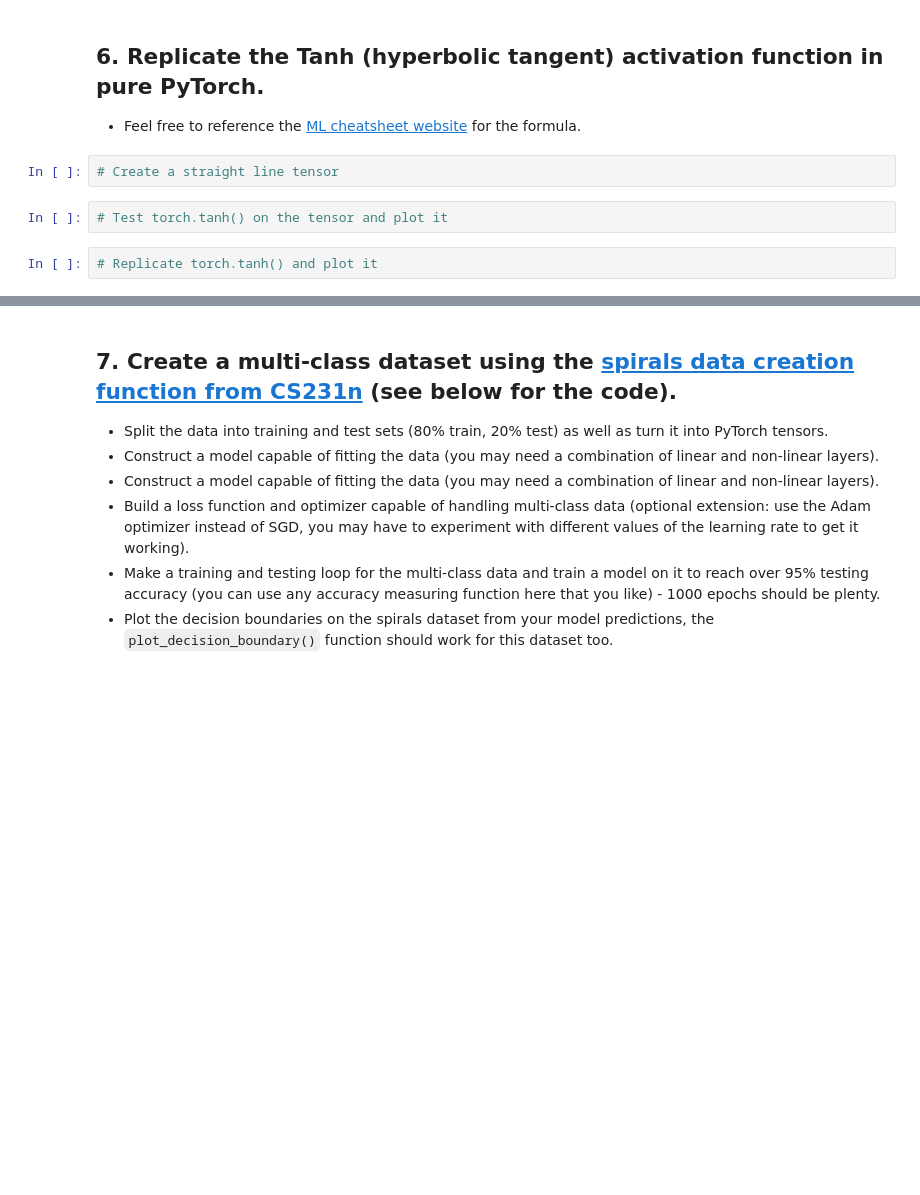
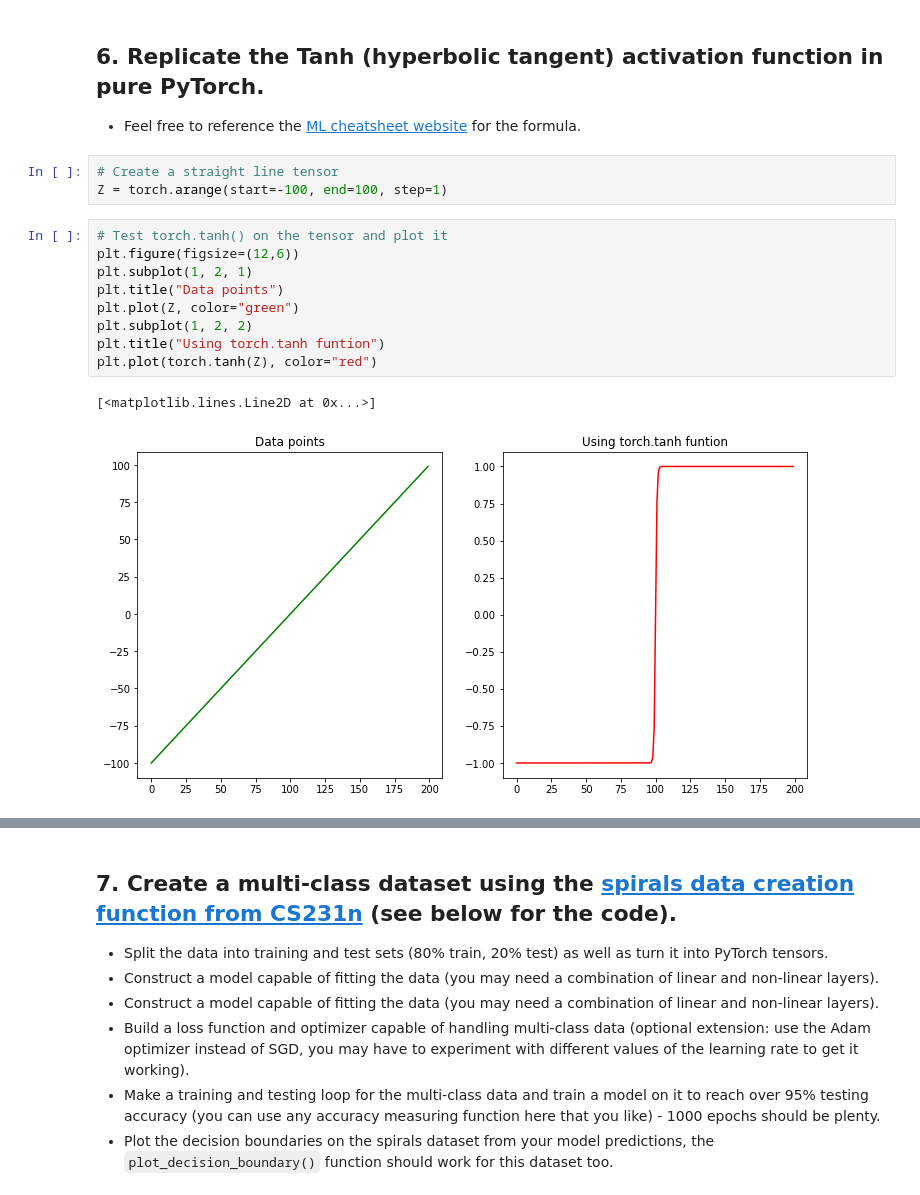
Before and after one commit to LOWERCAS3/PyTorch, a Jupyter notebook: 02_pytorch_classification_exercises.ipynb, the cells around one changed output, grey strips where cells are left out. Saved outputs shown, nothing was run; the diff lists cells and outputs as text; blank space fills up the shorter version.

```diff
--- a/02_pytorch_classification_exercises.ipynb
+++ b/02_pytorch_classification_exercises.ipynb
@@ -272,7 +320,16 @@ def plot_decision_boundary(model, X, y):
   * Feel free to reference the [ML cheatsheet website](https://ml-cheatsheet.readthedocs.io/en/latest/activation_functions.html#tanh) for the formula.
 # %%
 # Create a straight line tensor
+Z = torch.arange(start=-100, end=100, step=1)
-# %%
-# Test torch.tanh() on the tensor and plot it
-# %%
-# Replicate torch.tanh() and plot it
+# %%
+# Test torch.tanh() on the tensor and plot it
+plt.figure(figsize=(12,6))
+plt.subplot(1, 2, 1)
+plt.title("Data points")
+plt.plot(Z, color="green")
+plt.subplot(1, 2, 2)
+plt.title("Using torch.tanh funtion")
+plt.plot(torch.tanh(Z), color="red")
+# %% [output]
+[<matplotlib.lines.Line2D at 0x...>]
+[figure, added]
```
Also changed, not shown: parts of 25 cells of this notebook.
